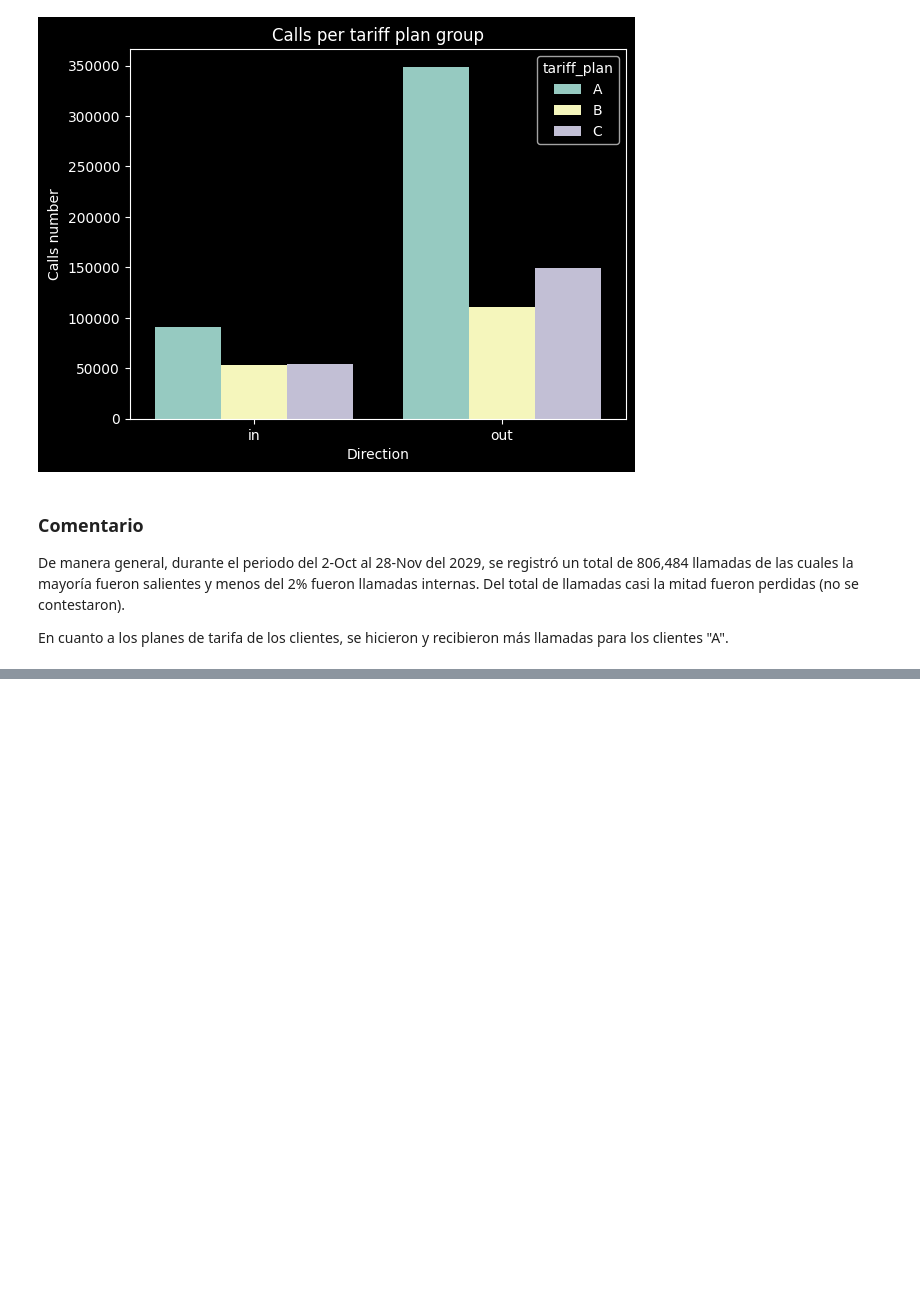
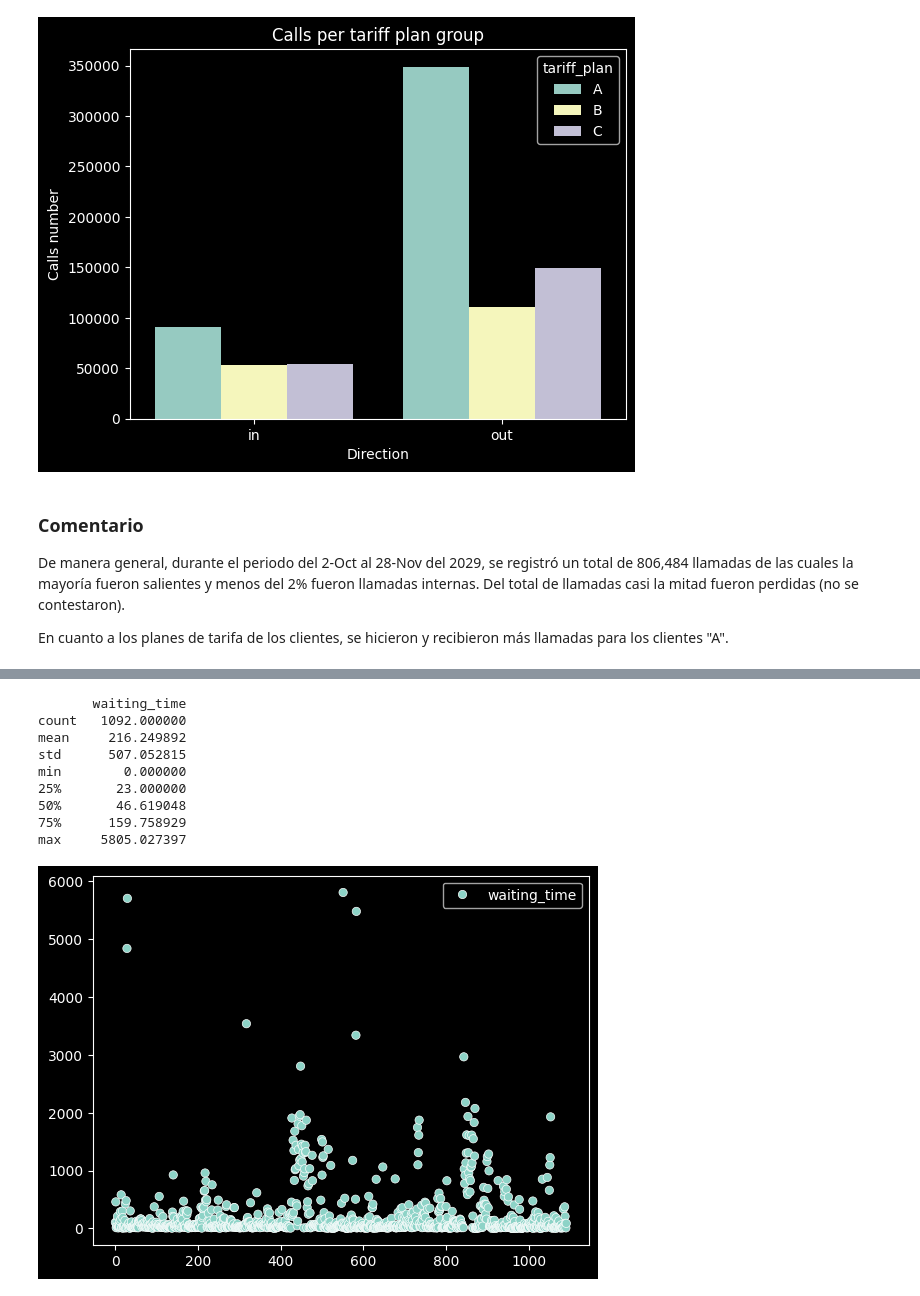
Before and after one commit to XivxnX/analisis_CallMeBaby, a Jupyter notebook: analisis_callmebaby.ipynb, the cells around one changed output, grey strips where cells are left out. Drawn from its saved outputs; the diff is of its cells as text; code cells hidden in the pictures; blank space fills up the shorter version.

```diff
--- a/analisis_callmebaby.ipynb
+++ b/analisis_callmebaby.ipynb
@@ -214,0 +247,21 @@ En cuanto a los planes de tarifa de los clientes, se hicieron y recibieron más
+# %%
+avg_WaitingTime_operators = (
+    calls.groupby('operator_id', as_index=False)
+    .agg({'waiting_time':'mean'})
+)
+
+print(avg_WaitingTime_operators.describe())
+
+sns.scatterplot(avg_WaitingTime_operators)
+plt.show()
+# %% [output]
+       waiting_time
+count   1092.000000
+mean     216.249892
+std      507.052815
+min        0.000000
+25%       23.000000
+50%       46.619048
+75%      159.758929
+max     5805.027397
+[figure, added]
```
Also changed, not shown: parts of 10 cells of this notebook.
